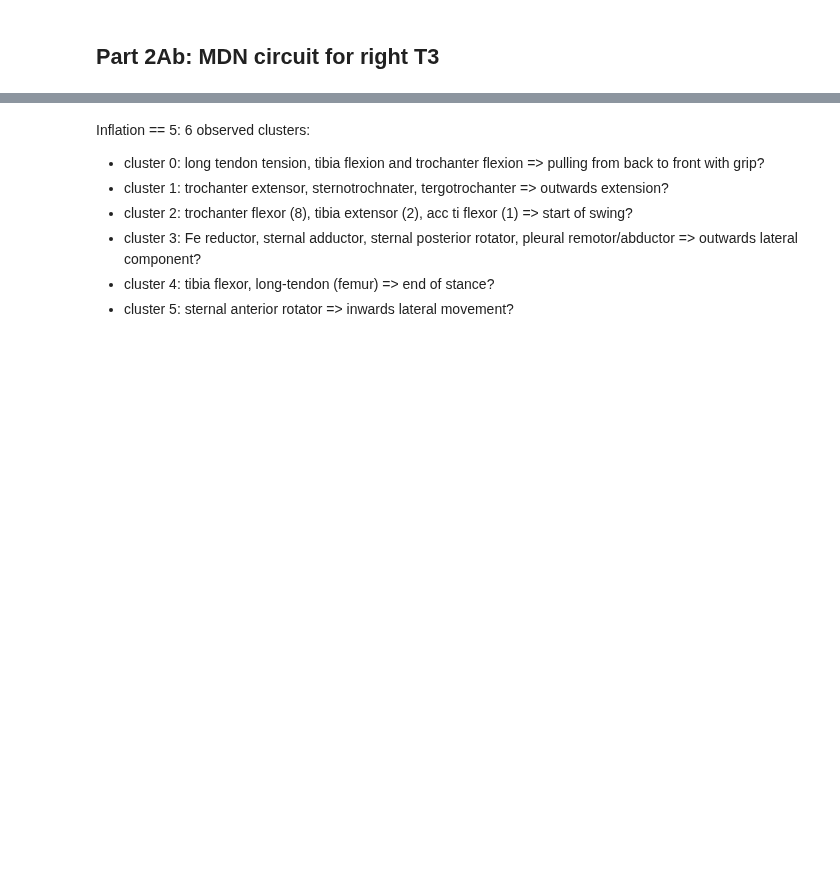
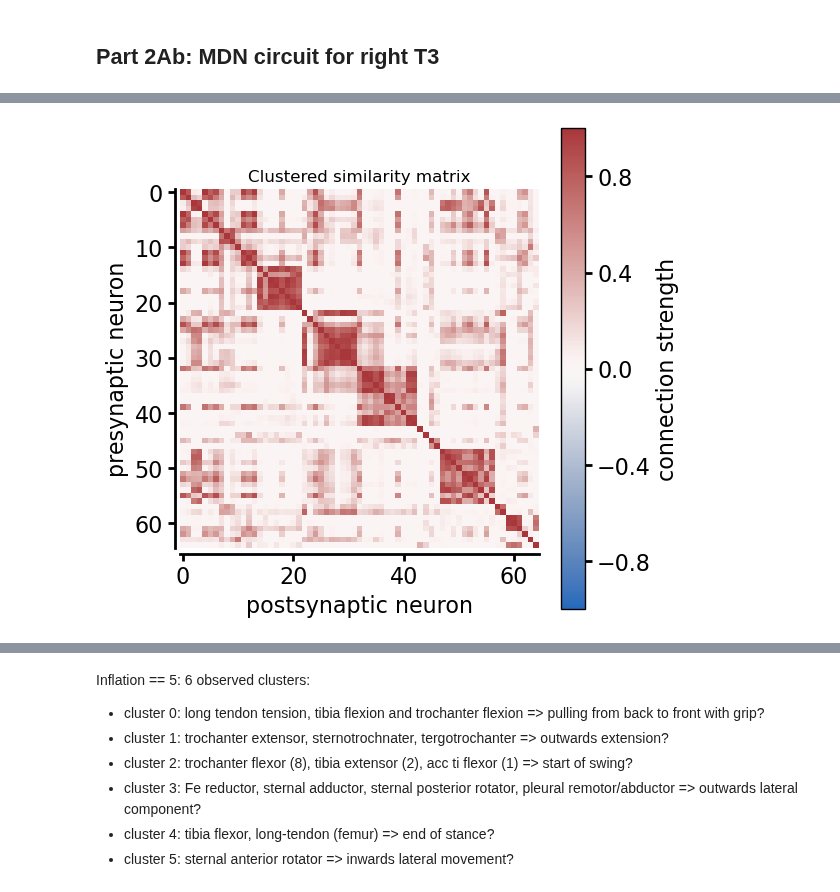
Before and after one commit to NeLy-EPFL/vnc_networks, a Jupyter notebook: scripts/generate_plots/muscle_synergies.ipynb, the cells around one changed output, grey strips where cells are left out. Cells and saved outputs as stored; diff of their text form; code cells hidden in the pictures; blank space fills up the shorter version.

```diff
--- a/scripts/generate_plots/muscle_synergies.ipynb
+++ b/scripts/generate_plots/muscle_synergies.ipynb
@@ -358,3 +400,29 @@ plt.show()
+# %%
+# Plot the same matrix (MDN-induced similarity),
+#  but with the ordering from the original clustering
+fig, ax = plt.subplots(figsize=(6, 6))
+
+sub_clustered_cmatrix.restrict_from_to(
+    row_ids=ordered_neurons_agnostic,  # same set of neurons, will not subset, only reorder
+    column_ids=ordered_neurons_agnostic,  # same set of neurons, will not subset, only reorder
+    keep_initial_order=False,  # we want the new ordering
+)
+_ = sub_clustered_cmatrix.imshow(
+    savefig=False, ax=ax, title="Clustered similarity matrix"
+)
+ax.set_aspect("equal")
+
+if savefigs:
+    fig.savefig(
+        os.path.join(MDN_FIGS, "similarity_matrix_T3_R_MNs_MDN_input_agnostic_ordering.pdf"),
+        dpi=params.DPI,
+        bbox_inches="tight",
+        transparent=True,
+    )
+
+plt.show()
+# %% [output]
+[figure, added]
 # %%
 # Save the clusters
 # create a df with a column for the cluster number, one for the neuron uid, one
```
Also changed, not shown: parts of 30 cells of this notebook, 10 other files.
